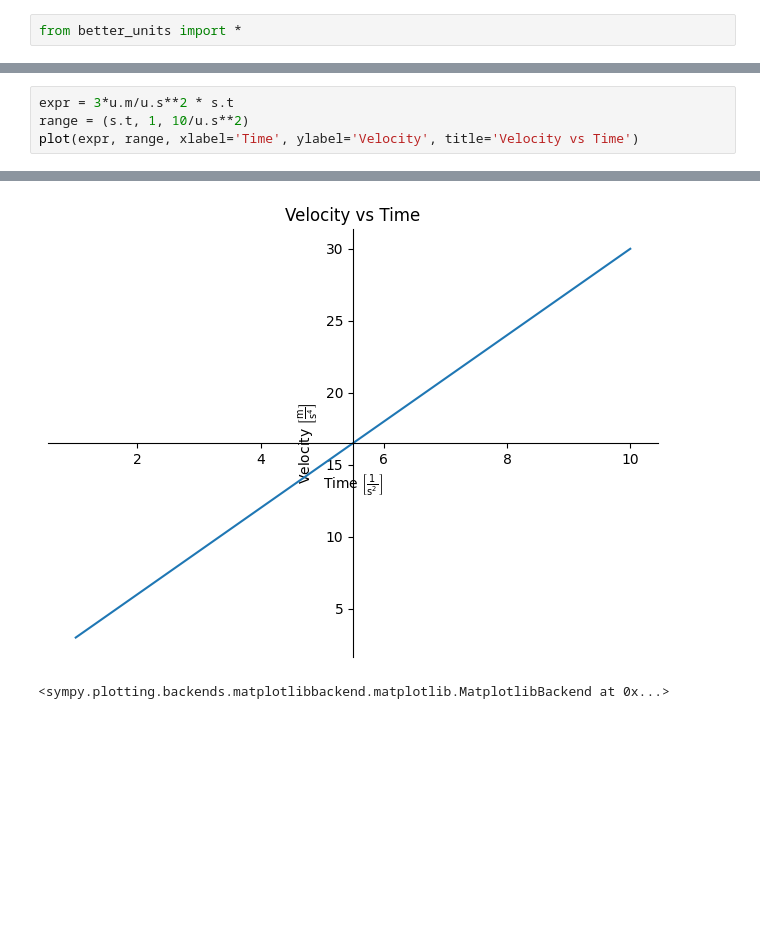
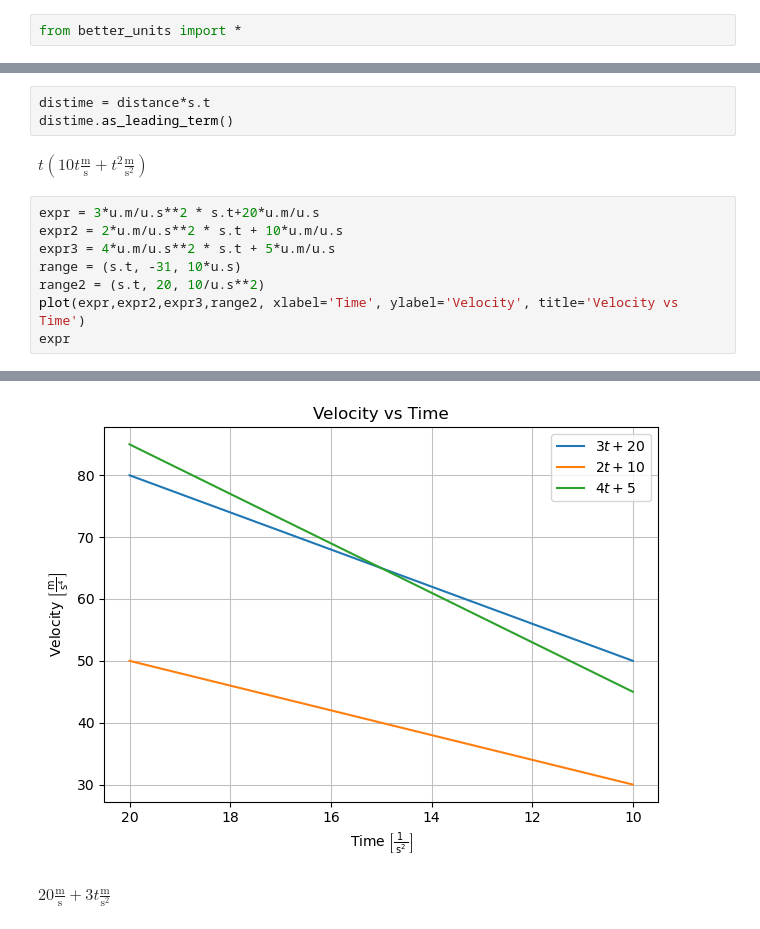
Before and after one commit to eskefr/bettersympy, a Jupyter notebook: test_book.ipynb, the cells around one changed output, grey strips where cells are left out. Cells and saved outputs as stored; diff of their text form; blank space fills up the shorter version.

```diff
--- a/test_book.ipynb
+++ b/test_book.ipynb
@@ -16,5 +21,14 @@ $\displaystyle \left[\begin{matrix}2 \int\limits_{\frac{\text{m}}{\text{s}}}^{4\
+# %%
+distime = distance*s.t
+distime.as_leading_term()
+# %% [output]
+$\displaystyle t \left(10 t\frac{\text{m}}{\text{s}} + t^{2}\frac{\text{m}}{\text{s}^{2}}\right)$
 # %%
-expr = 3*u.m/u.s**2 * s.t
-range = (s.t, 1, 10/u.s**2)
-plot(expr, range, xlabel='Time', ylabel='Velocity', title='Velocity vs Time')
+expr = 3*u.m/u.s**2 * s.t+20*u.m/u.s
+expr2 = 2*u.m/u.s**2 * s.t + 10*u.m/u.s
+expr3 = 4*u.m/u.s**2 * s.t + 5*u.m/u.s
+range = (s.t, -31, 10*u.s)
+range2 = (s.t, 20, 10/u.s**2)
+plot(expr,expr2,expr3,range2, xlabel='Time', ylabel='Velocity', title='Velocity vs Time')
+expr
 # %% [output]
@@ -21,2 +36,2 @@ plot(expr, range, xlabel='Time', ylabel='Velocity', title='Velocity vs Time')
-[figure, old version]
+[figure, new version]
-<sympy.plotting.backends.matplotlibbackend.matplotlib.MatplotlibBackend at 0x...>
+$\displaystyle 20\frac{\text{m}}{\text{s}} + 3 t\frac{\text{m}}{\text{s}^{2}}$
```
Also changed, not shown: parts of 3 cells of this notebook, 5 other files.
